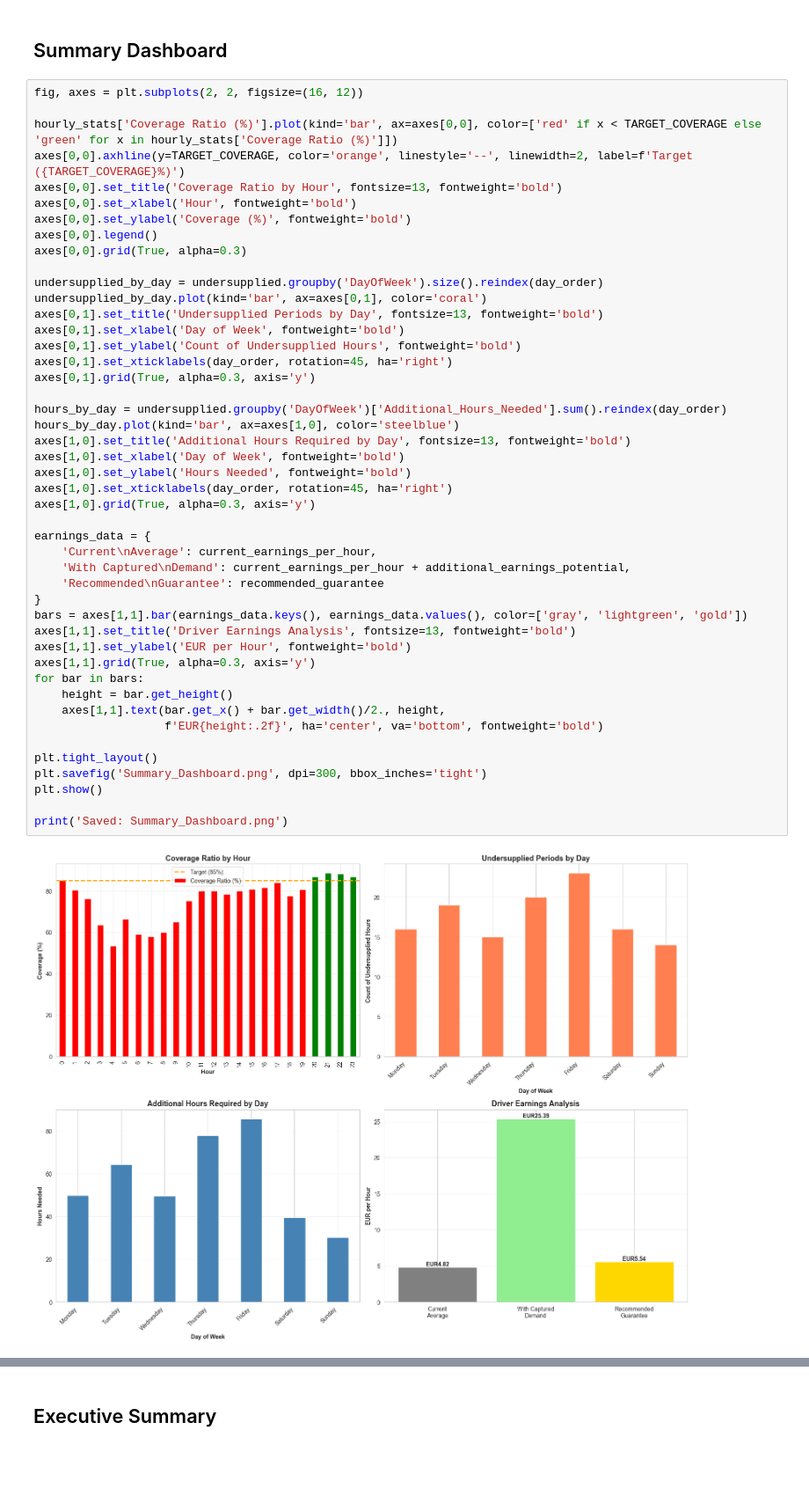
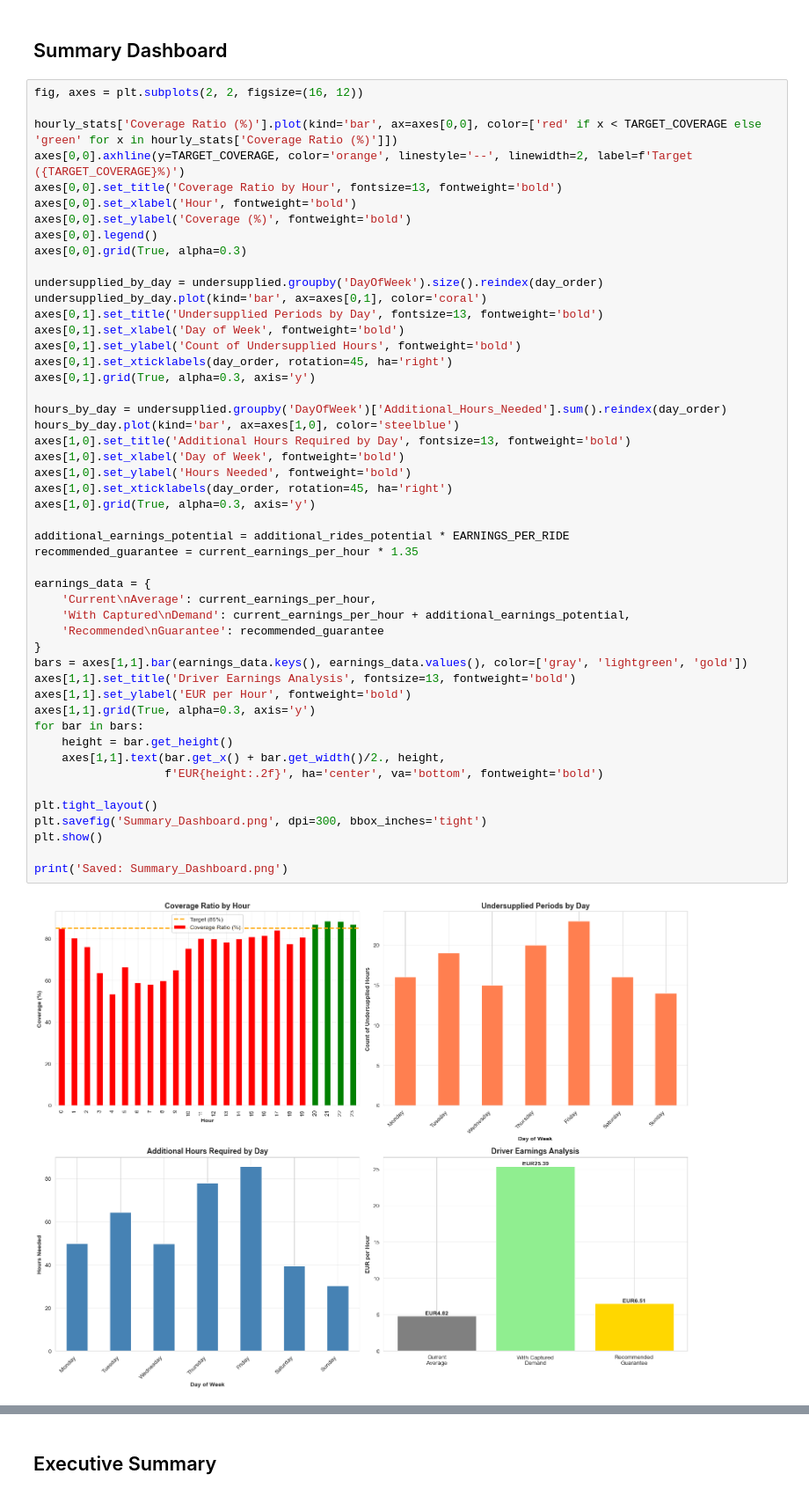
Before and after one commit to z12ob/Bolt-Data-Analytics, a Jupyter notebook: Bolt_Analysis.ipynb, the cells around one changed output, grey strips where cells are left out. Shown at 88% size. Cells and saved outputs as stored; diff of their text form; blank space fills up the shorter version.

```diff
--- a/Bolt_Analysis.ipynb
+++ b/Bolt_Analysis.ipynb
@@ -424,34 +424,37 @@ axes[0,1].set_xticklabels(day_order, rotation=45, ha='right')
 axes[0,1].grid(True, alpha=0.3, axis='y')
 
 hours_by_day = undersupplied.groupby('DayOfWeek')['Additional_Hours_Needed'].sum().reindex(day_order)
 hours_by_day.plot(kind='bar', ax=axes[1,0], color='steelblue')
 axes[1,0].set_title('Additional Hours Required by Day', fontsize=13, fontweight='bold')
 axes[1,0].set_xlabel('Day of Week', fontweight='bold')
 axes[1,0].set_ylabel('Hours Needed', fontweight='bold')
 axes[1,0].set_xticklabels(day_order, rotation=45, ha='right')
 axes[1,0].grid(True, alpha=0.3, axis='y')
 
+additional_earnings_potential = additional_rides_potential * EARNINGS_PER_RIDE
+recommended_guarantee = current_earnings_per_hour * 1.35
+
 earnings_data = {
     'Current\nAverage': current_earnings_per_hour,
     'With Captured\nDemand': current_earnings_per_hour + additional_earnings_potential,
     'Recommended\nGuarantee': recommended_guarantee
 }
 bars = axes[1,1].bar(earnings_data.keys(), earnings_data.values(), color=['gray', 'lightgreen', 'gold'])
 axes[1,1].set_title('Driver Earnings Analysis', fontsize=13, fontweight='bold')
 axes[1,1].set_ylabel('EUR per Hour', fontweight='bold')
 axes[1,1].grid(True, alpha=0.3, axis='y')
 for bar in bars:
     height = bar.get_height()
     axes[1,1].text(bar.get_x() + bar.get_width()/2., height,
                    f'EUR{height:.2f}', ha='center', va='bottom', fontweight='bold')
 
 plt.tight_layout()
 plt.savefig('Summary_Dashboard.png', dpi=300, bbox_inches='tight')
 plt.show()
 
 print('Saved: Summary_Dashboard.png')
 # %% [output]
-[figure, old version]
+[figure, new version]
 Saved: Summary_Dashboard.png
 # %% [markdown]
 ## Executive Summary
```
Also changed, not shown: parts of 2 cells of this notebook.
